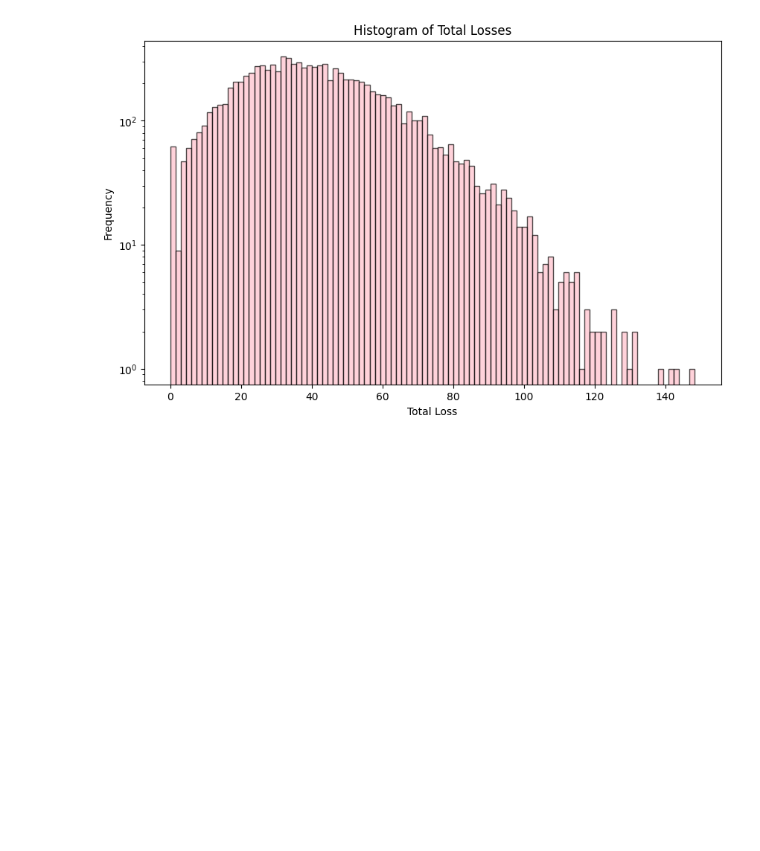
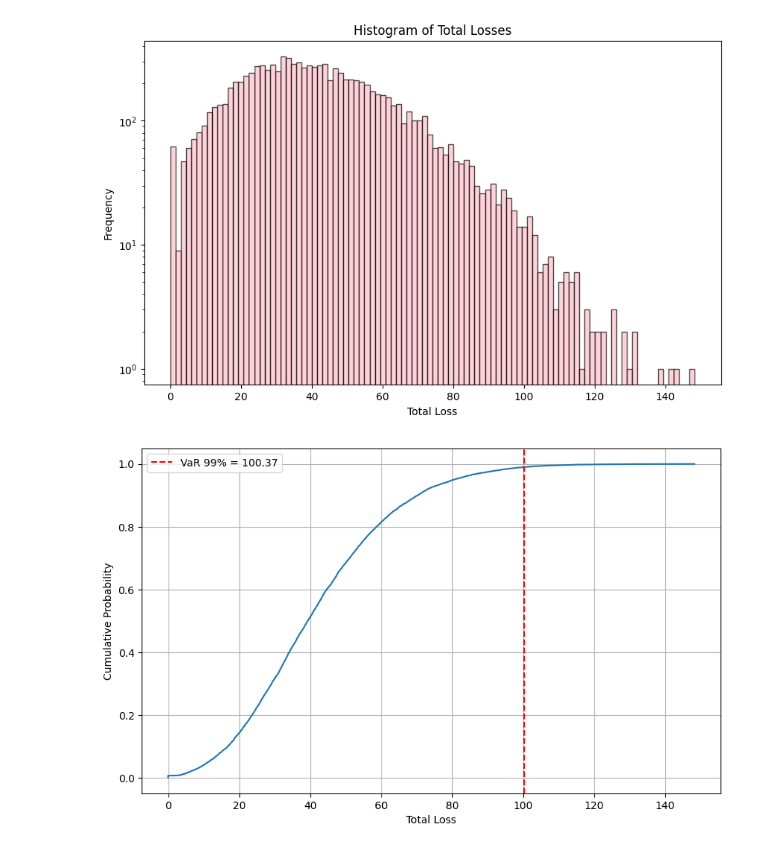
Before and after one commit to purushottam-bajaj/FRM-Topics, a Jupyter notebook: VaR_monte_carlo_methods.ipynb, the cells around one changed output. Drawn from its saved outputs; the diff is of its cells as text; code cells hidden in the pictures; blank space fills up the shorter version.

```diff
--- a/VaR_monte_carlo_methods.ipynb
+++ b/VaR_monte_carlo_methods.ipynb
@@ -37,3 +37,25 @@ plt.yscale('log') #log scale to see tail better
 plt.show()
 # %% [output]
 [figure]
+# %%
+# Plot CDF
+
+sorted_losses = np.sort(total_losses)
+
+ecdf = np.arange(1,num_simulations+1)/num_simulations
+# %%
+plt.figure(figsize=(10,6))
+plt.plot(sorted_losses, ecdf)
+plt.xlabel('Total Loss')
+plt.ylabel('Cumulative Probability')
+plt.grid(True)
+#plt.show()
+
+# Mark 99% VaR
+var_99 = np.percentile(total_losses, 99)
+
+plt.axvline(var_99, color = 'red', linestyle = '--', label = f'VaR 99% = {var_99:.2f}')
+plt.legend()
+plt.show()
+# %% [output]
+[figure, added]
```
Also changed, not shown: 1 other file.
